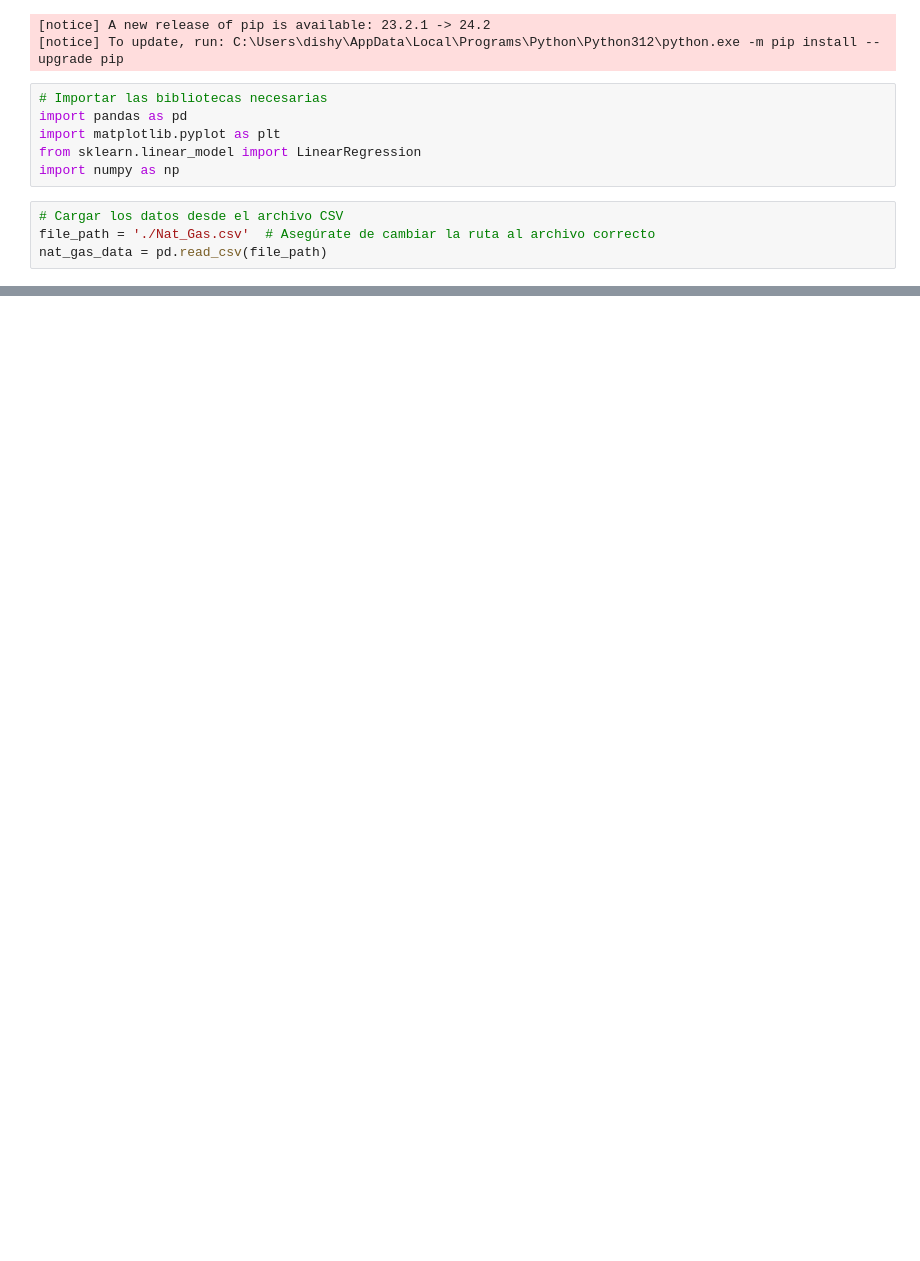
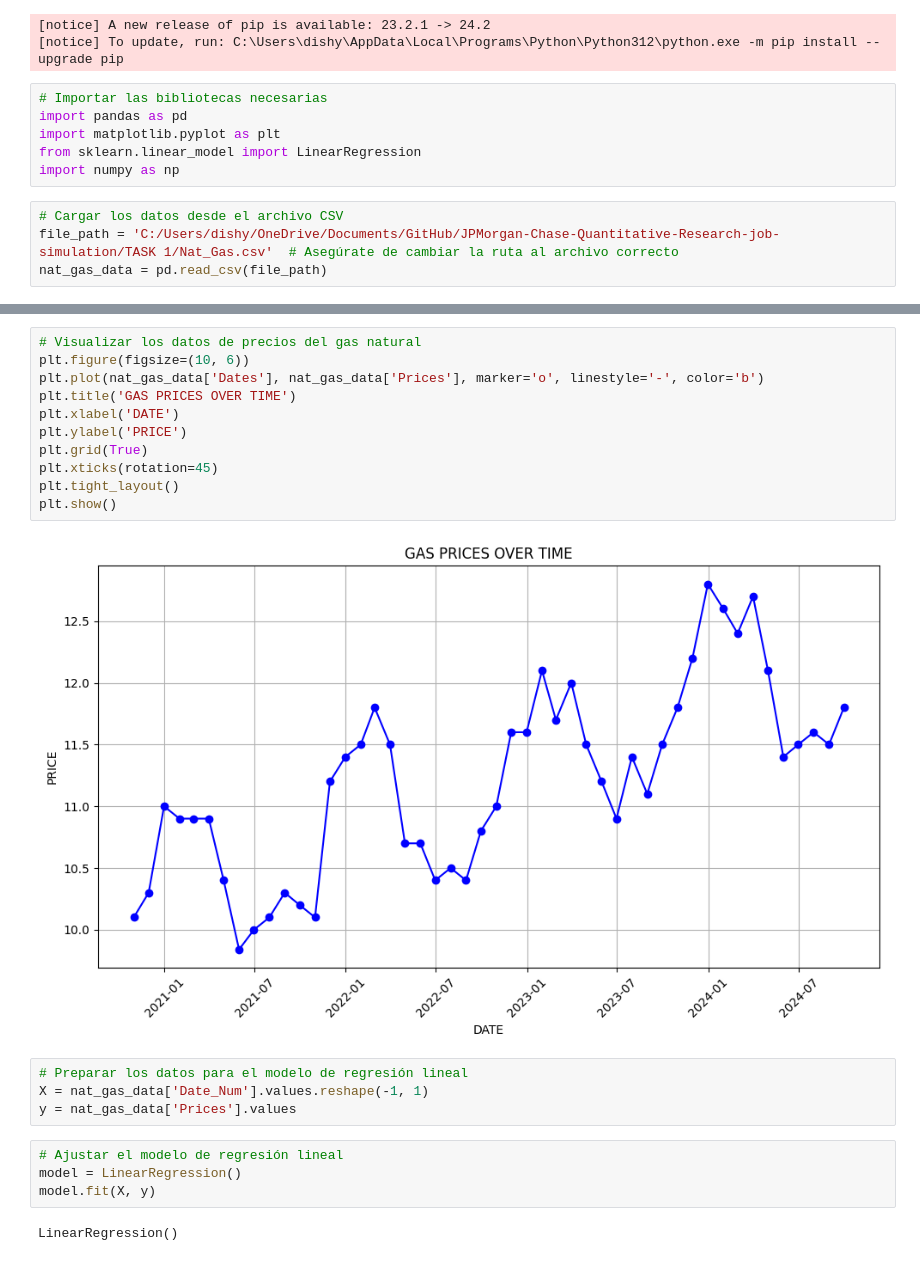
Before and after one commit to cxmbelt1/JPMorgan-Chase-Quant-Research-job-simulation, a Jupyter notebook: TASK 1/task 1.ipynb, the cells around one changed output, grey strips where cells are left out. Cells and saved outputs as stored; diff of their text form; blank space fills up the shorter version.

```diff
--- a/TASK 1/task 1.ipynb
+++ b/TASK 1/task 1.ipynb
@@ -40,5 +27,5 @@ from sklearn.linear_model import LinearRegression
 import numpy as np
 # %%
 # Cargar los datos desde el archivo CSV
-file_path = './Nat_Gas.csv'  # Asegúrate de cambiar la ruta al archivo correcto
+file_path = 'C:/Users/dishy/OneDrive/Documents/GitHub/JPMorgan-Chase-Quantitative-Research-job-simulation/TASK 1/Nat_Gas.csv'  # Asegúrate de cambiar la ruta al archivo correcto
 nat_gas_data = pd.read_csv(file_path)
@@ -46,0 +78,23 @@ FileNotFoundError: [Errno 2] No such file or directory: './Nat_Gas.csv'
+# %%
+# Visualizar los datos de precios del gas natural
+plt.figure(figsize=(10, 6))
+plt.plot(nat_gas_data['Dates'], nat_gas_data['Prices'], marker='o', linestyle='-', color='b')
+plt.title('GAS PRICES OVER TIME')
+plt.xlabel('DATE')
+plt.ylabel('PRICE')
+plt.grid(True)
+plt.xticks(rotation=45)
+plt.tight_layout()
+plt.show()
+# %% [output]
+[figure, added]
+# %%
+# Preparar los datos para el modelo de regresión lineal
+X = nat_gas_data['Date_Num'].values.reshape(-1, 1)
+y = nat_gas_data['Prices'].values
+# %%
+# Ajustar el modelo de regresión lineal
+model = LinearRegression()
+model.fit(X, y)
+# %% [output]
+LinearRegression()
```
Also changed, not shown: parts of 14 cells of this notebook.
